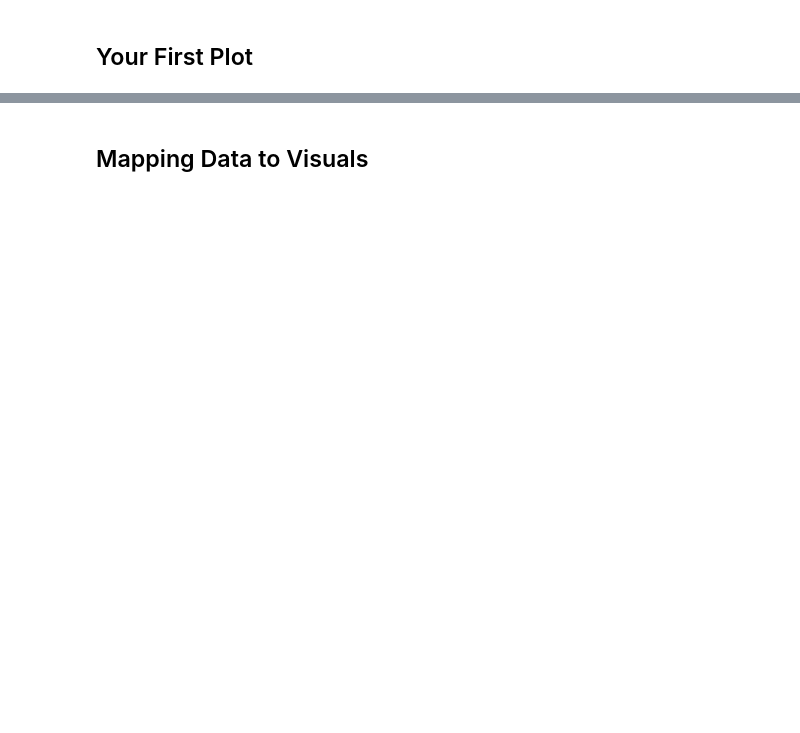
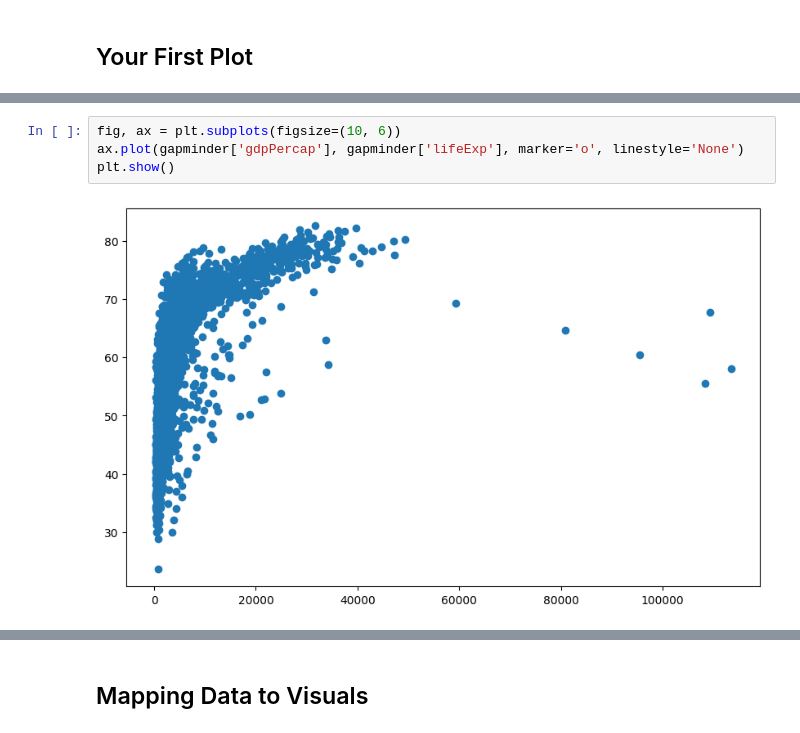
Before and after one commit to olivermueller/datavis-2025, a Jupyter notebook: Session_01/DataVis_Session_01_Notebook_01.ipynb, the cells around one changed output, grey strips where cells are left out. Drawn from its saved outputs; the diff is of its cells as text; blank space fills up the shorter version.

```diff
--- a/Session_01/DataVis_Session_01_Notebook_01.ipynb
+++ b/Session_01/DataVis_Session_01_Notebook_01.ipynb
@@ -29,0 +54,6 @@ gapminder.head()
+# %%
+fig, ax = plt.subplots(figsize=(10, 6))
+ax.plot(gapminder['gdpPercap'], gapminder['lifeExp'], marker='o', linestyle='None')
+plt.show()
+# %% [output]
+[figure, added]
```
Also changed, not shown: parts of 13 cells of this notebook, 6 other files.
